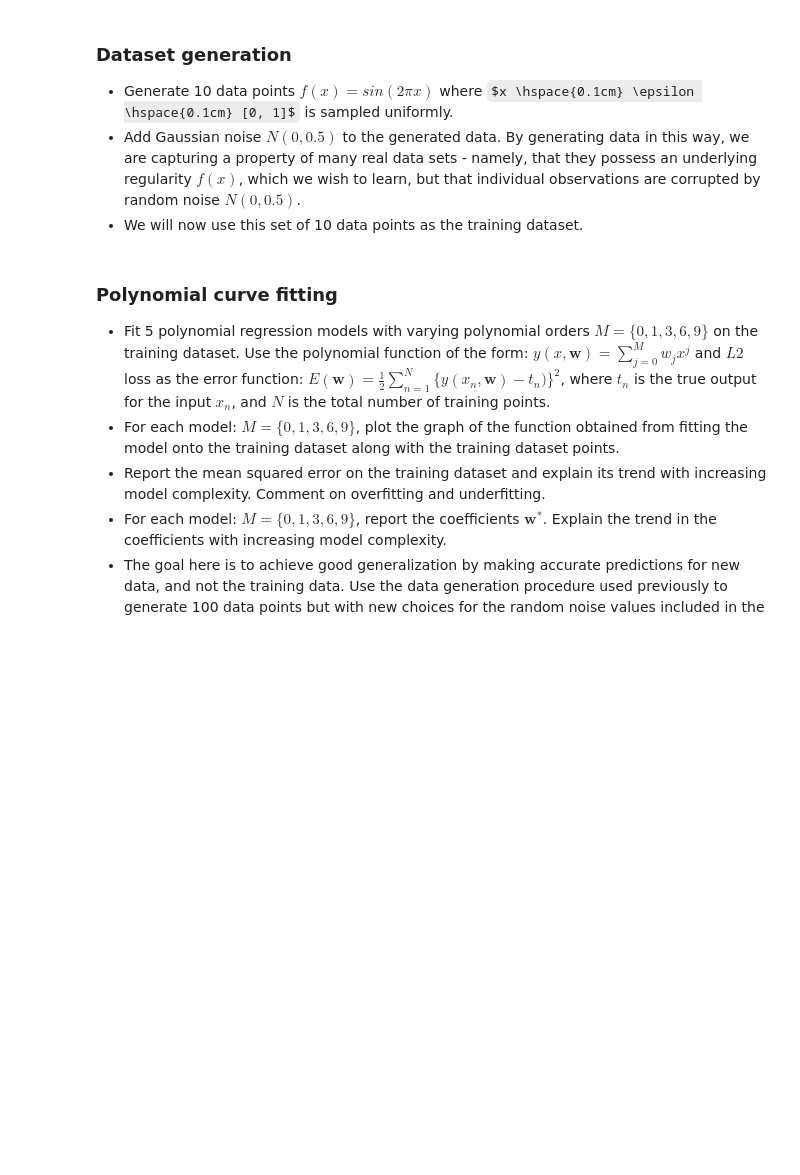
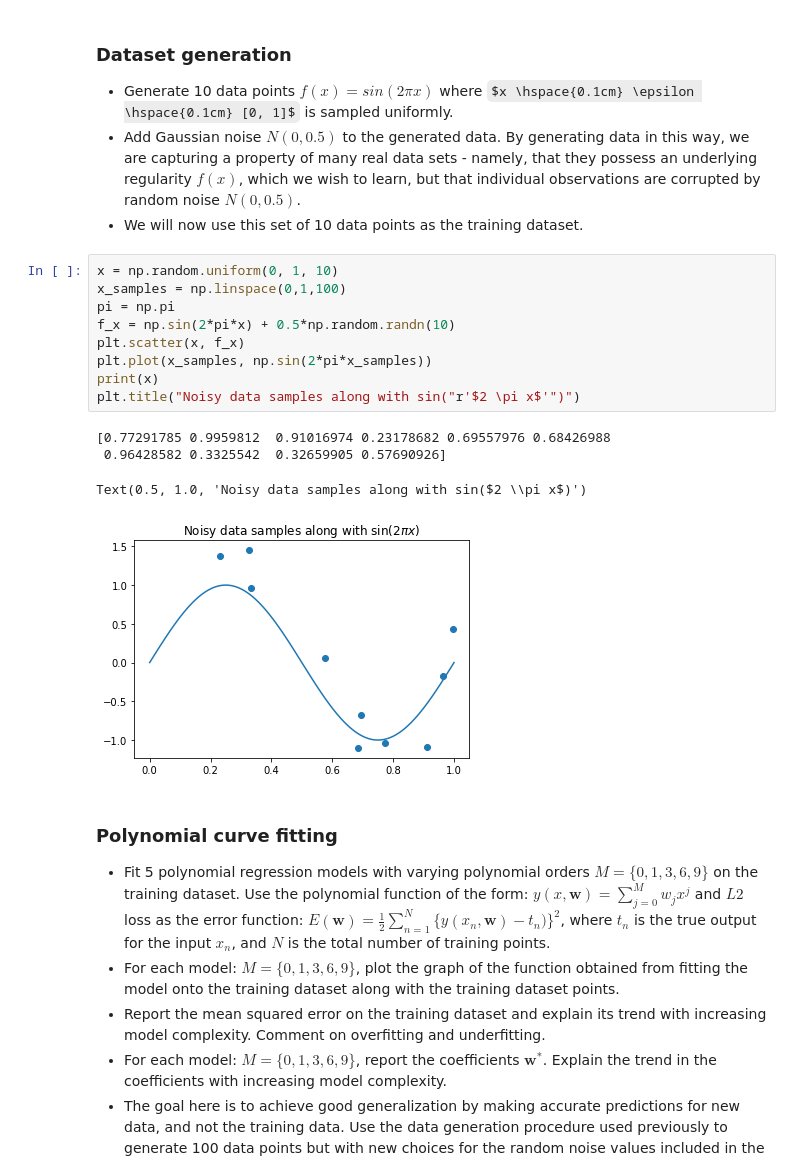
Before and after one commit to arjunmenonv/EE5180, a Jupyter notebook: PracticalAssignment1.ipynb, the cells around one changed output. Cells and saved outputs as stored; diff of their text form; some formulas as TeX source; blank space fills up the shorter version.

```diff
--- a/PracticalAssignment1.ipynb
+++ b/PracticalAssignment1.ipynb
@@ -124,6 +235,20 @@ In this question we will see how regularization can be used to prevent overfitti
 - Generate 10 data points $f(x)=sin(2\pi x)$ where $x \hspace{0.1cm} \epsilon \hspace{0.1cm} [0, 1]$ is sampled uniformly.
 - Add Gaussian noise $N(0, 0.5)$ to the generated data. By generating data in this way, we are capturing a property of many real data sets - namely, that they possess an underlying regularity $f(x)$, which we wish to learn, but that individual observations are corrupted by random noise $N(0,0.5)$.
 - We will now use this set of 10 data points as the training dataset.
+# %%
+x = np.random.uniform(0, 1, 10)
+x_samples = np.linspace(0,1,100)
+pi = np.pi
+f_x = np.sin(2*pi*x) + 0.5*np.random.randn(10)
+plt.scatter(x, f_x)
+plt.plot(x_samples, np.sin(2*pi*x_samples))
+print(x)
+plt.title("Noisy data samples along with sin("r'$2 \pi x$'")")
+# %% [output]
+[0.77291785 0.9959812  0.91016974 0.23178682 0.69557976 0.68426988
+ 0.96428582 0.3325542  0.32659905 0.57690926]
+Text(0.5, 1.0, 'Noisy data samples along with sin($2 \\pi x$)')
+[figure, added]
 # %% [markdown]
 ### Polynomial curve fitting
 - Fit 5 polynomial regression models with varying polynomial orders $M = \{0, 1, 3, 6, 9\}$ on the training dataset. Use the polynomial function of the form:  $y(x, \textbf{w})=\sum^{M}_{j=0}w_jx^j$ and $L2$ loss as the error function: $E(\textbf{w})= \frac{1}{2}\sum^{N}_{n=1}\{y(x_n, \textbf{w}) - t_n)\}^2$, where $t_n$ is the true output for the input $x_n$, and $N$ is the total number of training points.
```
Also changed, not shown: parts of 49 cells of this notebook.
